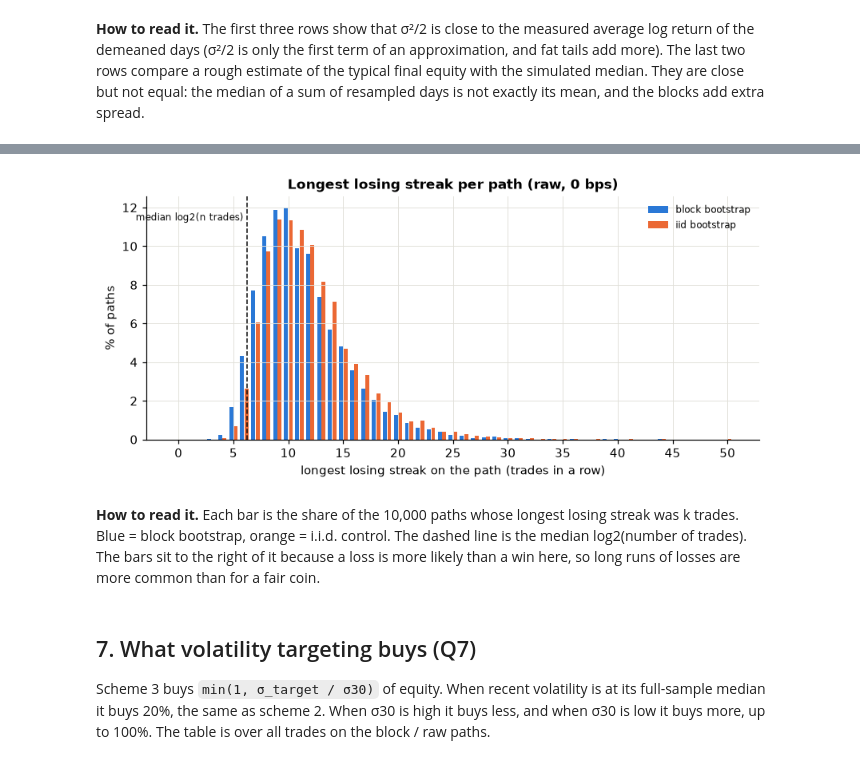
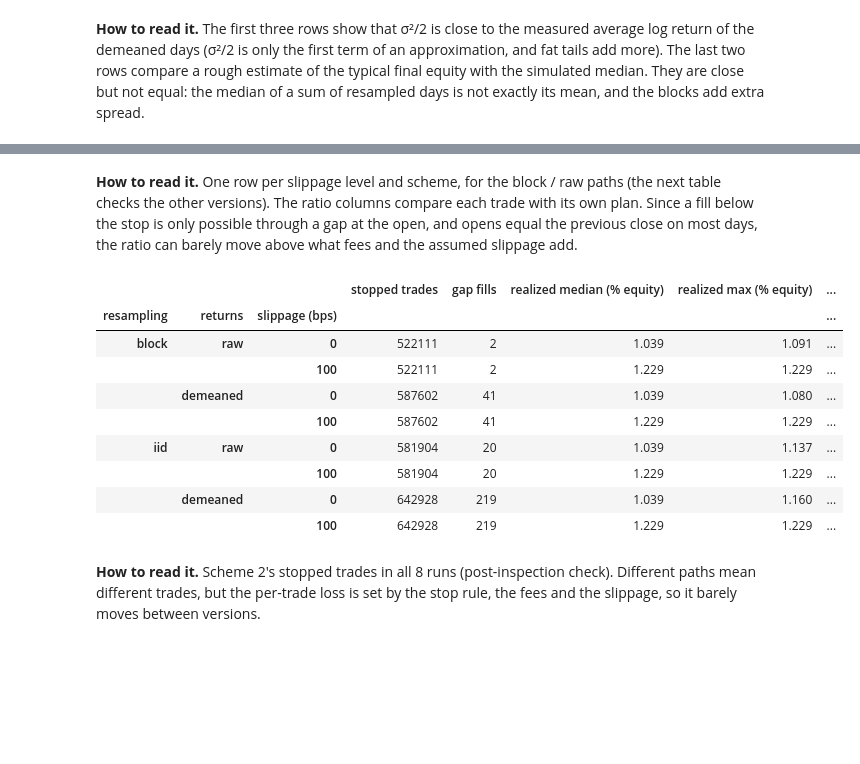
Before and after one commit to Alvarado-Maganna/crypto-quant-lab, a Jupyter notebook: notebooks/11_position_sizing.ipynb, the cells around one changed output, grey strips where cells are left out. Drawn from its saved outputs; the diff is of its cells as text; code cells hidden in the pictures; blank space fills up the shorter version.

```diff
--- a/notebooks/11_position_sizing.ipynb
+++ b/notebooks/11_position_sizing.ipynb
@@ -815,30 +827,33 @@ STREAK_TABLE.round(2)
+# %% [markdown]
+**How to read it.** One row per slippage level and scheme, for the block / raw paths (the next
+table checks the other versions). The ratio columns
+compare each trade with its own plan. Since a fill below the stop is only possible through a
+gap at the open, and opens equal the previous close on most days, the ratio can barely move
+above what fees and the assumed slippage add.
 # %%
-fig, ax = plt.subplots(figsize=(9, 3.6))
-k_max = int(max(s.max() for s in STREAK.values()))
-bins = np.arange(0, k_max + 1)
-width = 0.4
-for i, (res, s) in enumerate(STREAK.items()):
-    share = s.value_counts(normalize=True).reindex(bins, fill_value=0)
-    ax.bar(bins + (i - 0.5) * width, 100 * share, width=width - 0.04,
-           color=[BLUE, ORANGE][i], label=f"{res} bootstrap")
-log2_med = np.median(np.log2(RESULTS[("block", "raw", 0)]["paths"]["risk_1pct"]["n_trades"]))
-ax.axvline(log2_med, color=INK, lw=1, ls="--")
-ax.text(log2_med - 0.3, ax.get_ylim()[1] * 0.9, "median log2(n trades)", fontsize=8, color=INK,
-        ha="right")
-ax.set(xlabel="longest losing streak on the path (trades in a row)", ylabel="% of paths",
-       title="Longest losing streak per path (raw, 0 bps)", xticks=bins[::5])
-ax.legend(frameon=False, fontsize=8)
-plt.show()
+# Post-inspection check (after review): the same stop statistics for every version, scheme 2.
+rows = []
+for (res, ret, slip), out in RESULTS.items():
+    tr = out["trades"]
+    st = tr[tr["exit_type"] == EXIT_STOP]
+    loss = -st["pnl_risk_1pct"].astype(float)
+    rows.append({"resampling": res, "returns": ret, "slippage (bps)": slip, "stopped trades": len(st),
+                 "gap fills": int(st["gap_open"].sum()), "realized median (% equity)": pct(loss.median()),
+                 "realized max (% equity)": pct(loss.max()),
+                 "% stops > 1.5× planned": pct((loss > 1.5 * RISK).mean())})
+pd.DataFrame(rows).set_index(["resampling", "returns", "slippage (bps)"]).round(3)
 # %% [output]
-[figure, removed]
+|  |  |  | stopped trades | gap fills | realized median (% equity) | realized max (% equity) | ... |
+| resampling | returns | slippage (bps) |  |  |  |  | ... |
+| block | raw | 0 | 522111 | 2 | 1.039 | 1.091 | ... |
+|  |  | 100 | 522111 | 2 | 1.229 | 1.229 | ... |
+|  | demeaned | 0 | 587602 | 41 | 1.039 | 1.080 | ... |
+|  |  | 100 | 587602 | 41 | 1.229 | 1.229 | ... |
+| iid | raw | 0 | 581904 | 20 | 1.039 | 1.137 | ... |
+|  |  | 100 | 581904 | 20 | 1.229 | 1.229 | ... |
+|  | demeaned | 0 | 642928 | 219 | 1.039 | 1.160 | ... |
+|  |  | 100 | 642928 | 219 | 1.229 | 1.229 | ... |
 # %% [markdown]
-**How to read it.** Each bar is the share of the 10,000 paths whose longest losing streak was k
-trades. Blue = block bootstrap, orange = i.i.d. control. The dashed line is the median
-log2(number of trades). The bars sit to the right of it because a loss is more likely than a win
-here, so long runs of losses are more common than for a fair coin.
+**How to read it.** Scheme 2's stopped trades in all 8 runs (post-inspection check). Different
+paths mean different trades, but the per-trade loss is set by the stop rule, the fees and the
+slippage, so it barely moves between versions.
-# %% [markdown]
-## 7. What volatility targeting buys (Q7)
-
-Scheme 3 buys `min(1, σ_target / σ30)` of equity. When recent volatility is at its full-sample
-median it buys 20%, the same as scheme 2. When σ30 is high it buys less, and when σ30 is low it
-buys more, up to 100%. The table is over all trades on the block / raw paths.
```
Also changed, not shown: parts of 42 cells of this notebook, 3 other files.
